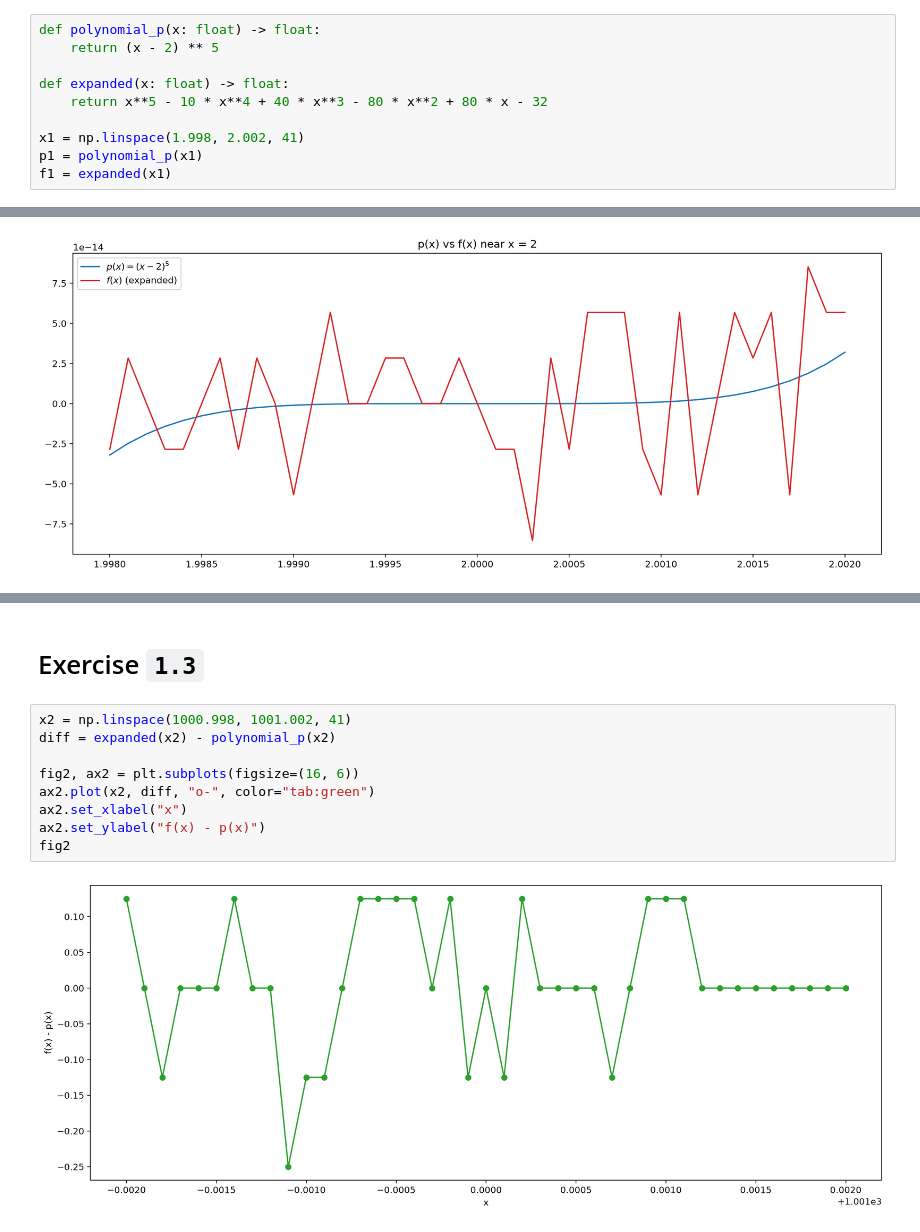
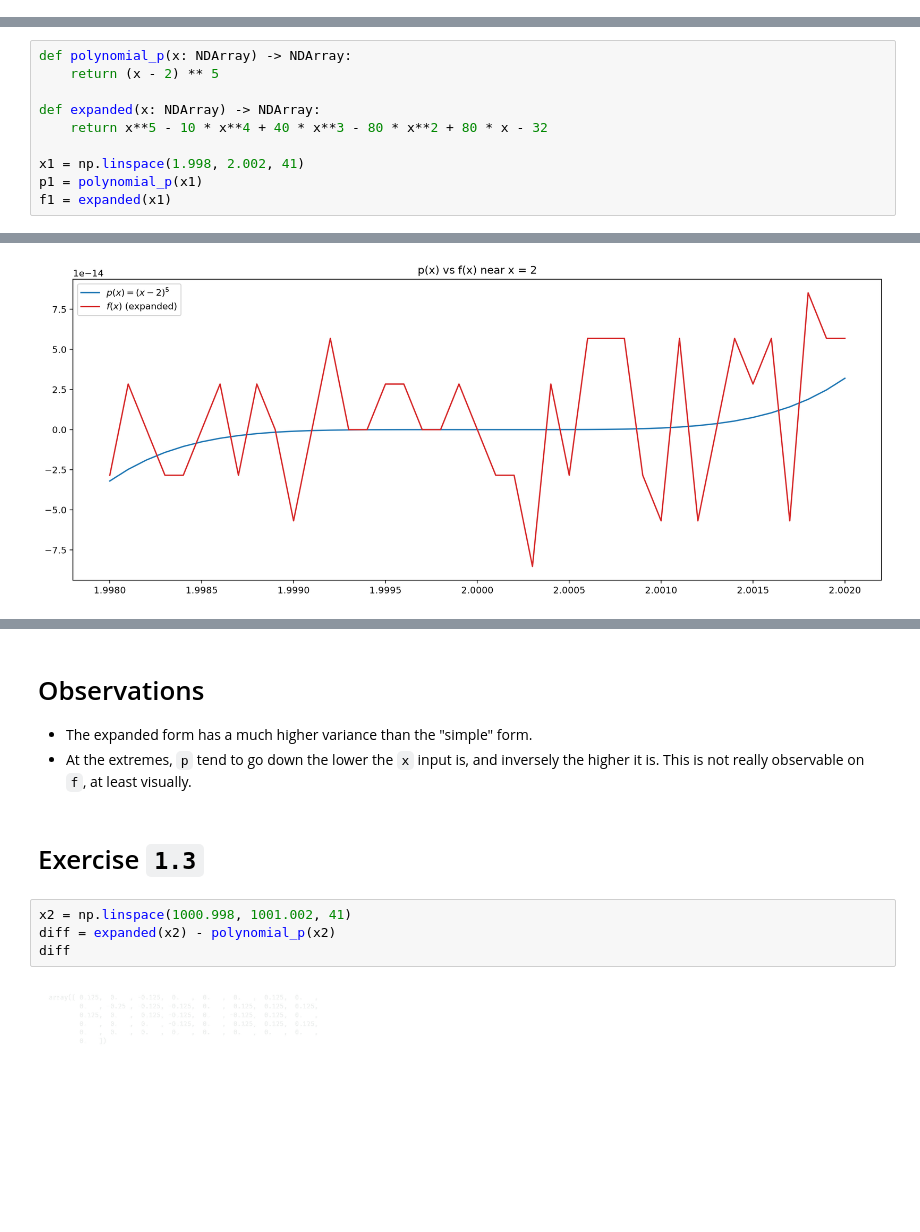
Before and after one commit to OutSquareCapital/unige-numerical-methods, a Jupyter notebook: __marimo__/assignement_5.ipynb, the cells around one changed output, grey strips where cells are left out. Drawn from its saved outputs; the diff is of its cells as text; blank space fills up the shorter version.

```diff
--- a/__marimo__/assignement_5.ipynb
+++ b/__marimo__/assignement_5.ipynb
@@ -7,10 +10,0 @@ import numpy as np
-# %%
-def polynomial_p(x: float) -> float:
-    return (x - 2) ** 5
-
-def expanded(x: float) -> float:
-    return x**5 - 10 * x**4 + 40 * x**3 - 80 * x**2 + 80 * x - 32
-
-x1 = np.linspace(1.998, 2.002, 41)
-p1 = polynomial_p(x1)
-f1 = expanded(x1)
@@ -18,0 +13,10 @@ f1 = expanded(x1)
+# %%
+def polynomial_p(x: NDArray) -> NDArray:
+    return (x - 2) ** 5
+
+def expanded(x: NDArray) -> NDArray:
+    return x**5 - 10 * x**4 + 40 * x**3 - 80 * x**2 + 80 * x - 32
+
+x1 = np.linspace(1.998, 2.002, 41)
+p1 = polynomial_p(x1)
+f1 = expanded(x1)
@@ -33,13 +34,13 @@ fig1
-# %% [markdown]
-# Exercise `1.3`
+# %% [markdown]
+# Observations
+
+- The expanded form has a much higher variance than the "simple" form.
+- At the extremes, `p` tend to  go down the lower the `x` input is, and inversely the higher it is. This is not really observable on `f`, at least visually.
+# %% [markdown]
+# Exercise `1.3`
 # %%
 x2 = np.linspace(1000.998, 1001.002, 41)
 diff = expanded(x2) - polynomial_p(x2)
-
-fig2, ax2 = plt.subplots(figsize=(16, 6))
-ax2.plot(x2, diff, "o-", color="tab:green")
-ax2.set_xlabel("x")
-ax2.set_ylabel("f(x) - p(x)")
-fig2
+diff
 # %% [output]
-[figure, old version]
+[figure, new version]
```
Also changed, not shown: parts of 16 cells of this notebook, 3 other files.
